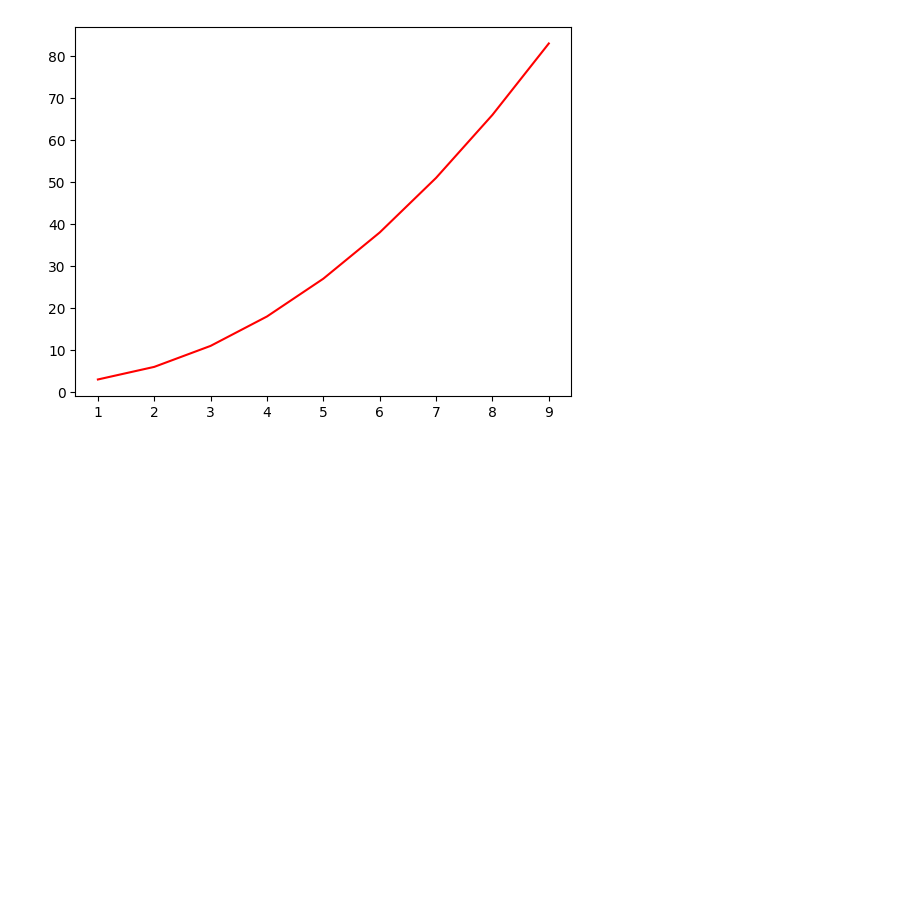
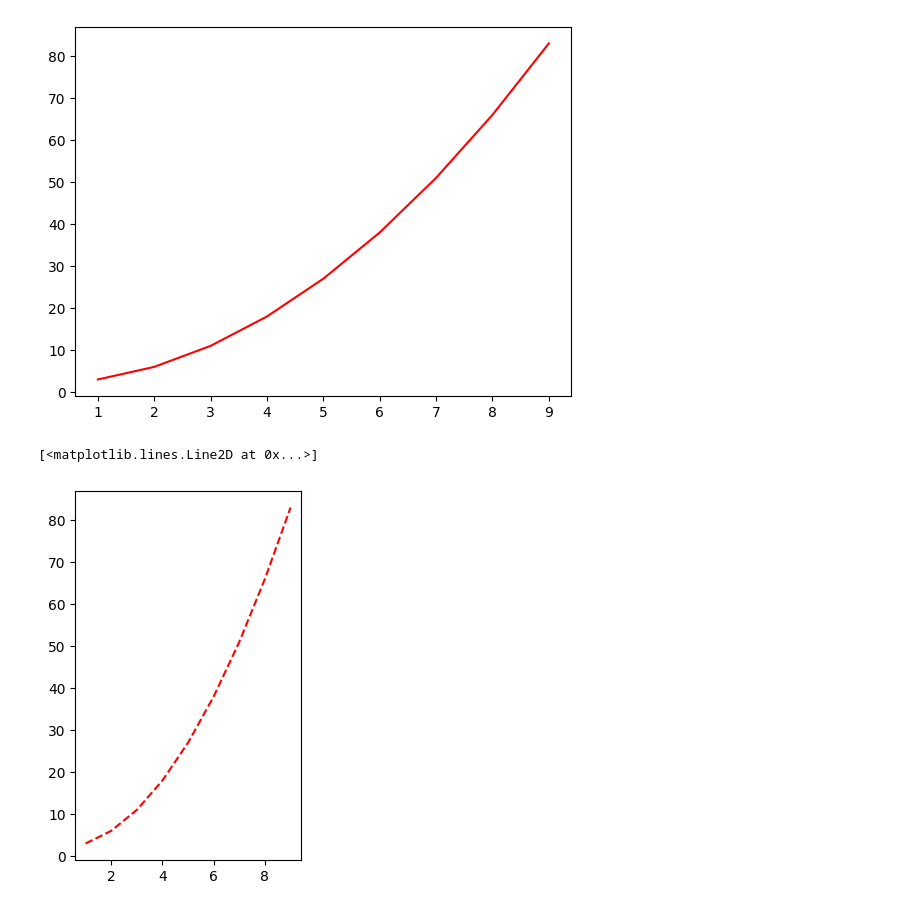
Before and after one commit to Logan-Edmonds/pythontutorials, a Jupyter notebook: matplotlib_tutorial.ipynb, the cells around one changed output. Saved outputs shown, nothing was run; the diff lists cells and outputs as text; code cells hidden in the pictures; blank space fills up the shorter version.

```diff
--- a/matplotlib_tutorial.ipynb
+++ b/matplotlib_tutorial.ipynb
@@ -11,7 +11,7 @@ print(pylab.__version__)
 # %%
 #x = np.linspace(0, 10, 25)
 array1 = np.array([1,2,3,4,5,6,7,8,9])
-array2 = x * x + 2
+array2 = array1 * array1 + 2
 print(array1)
 
 print(array2)
@@ -34,3 +34,9 @@ pylab.plot(array1,array2, 'r') # 'r' stands for red
 # %% [output]
 [<matplotlib.lines.Line2D at 0x...>]
 [figure]
+# %%
+pylab.subplot(1,2,2) #r,c,index
+pylab.plot(array1,array2, 'r--') #third parameter determines color and line style
+# %% [output]
+[<matplotlib.lines.Line2D at 0x...>]
+[figure, added]
```
Also changed, not shown: parts of 1 cell of this notebook, 3 other files.
